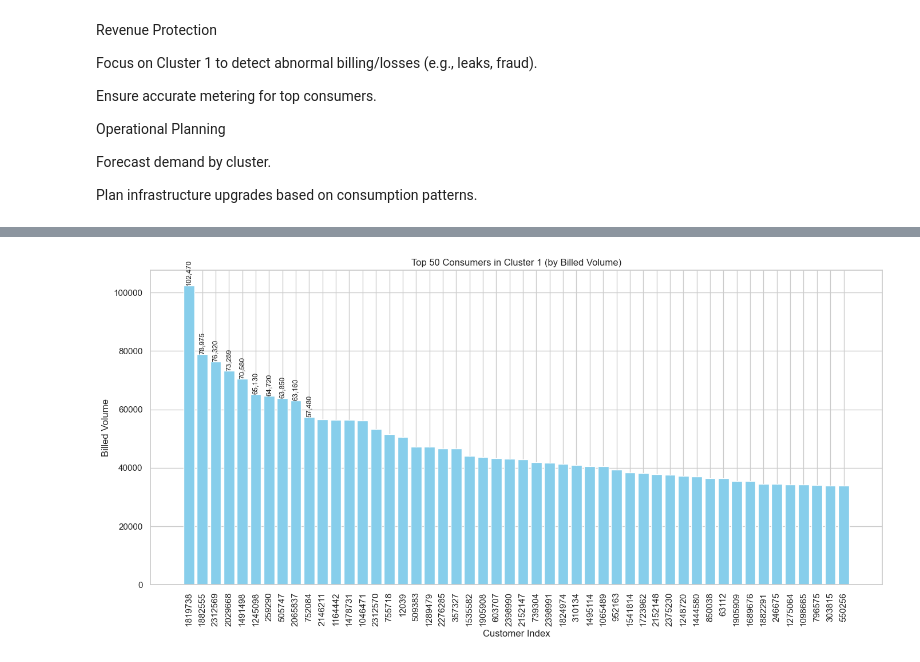
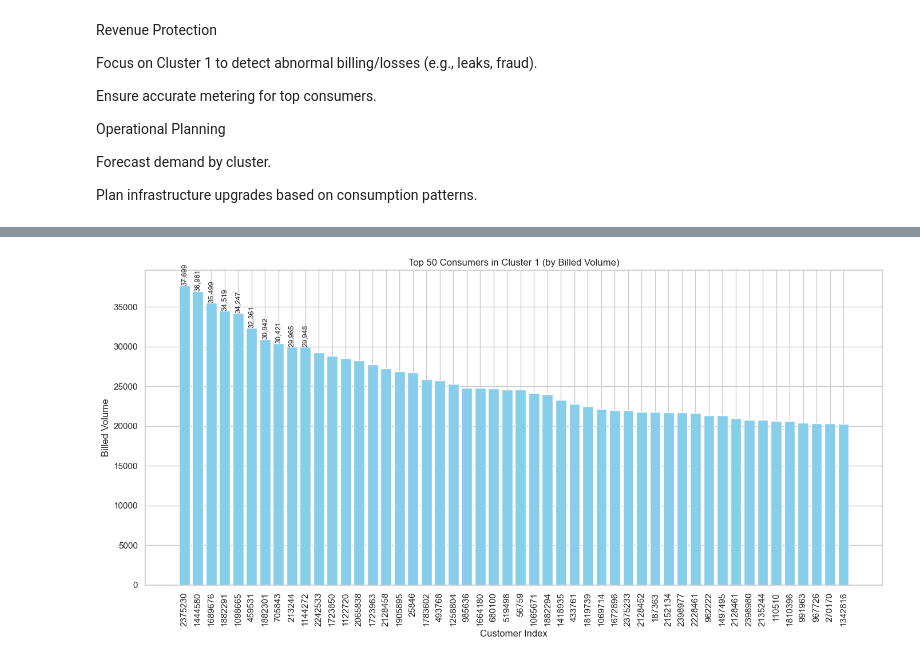
Before and after one commit to Assesa44/water-loss-reduction-through-smart-metering, a Jupyter notebook: Notebooks/Final/nairobi_water_loss.ipynb, the cells around one changed output, grey strips where cells are left out. Saved outputs shown, nothing was run; the diff lists cells and outputs as text; code cells hidden in the pictures.

```diff
--- a/Notebooks/Final/nairobi_water_loss.ipynb
+++ b/Notebooks/Final/nairobi_water_loss.ipynb
@@ -3025,32 +3135,32 @@ Saved Cluster 3 → clusters_output\cluster_3.csv
 # %%
 # --- Filter cluster 1 ---
-cluster1_df = df[df["Cluster"] == 1]
+cluster1_df = df[df["final_cluster"] == 1]
 
 # --- Sort by consumption (BILL_VOLUME used here) ---
 top50 = cluster1_df.sort_values(by="BILL_VOLUME", ascending=False).head(50)
 
 # --- Plot ---
 plt.figure(figsize=(14,7))
 bars = plt.bar(top50.index.astype(str), top50["BILL_VOLUME"], color="skyblue")
 
 # --- Add labels to top 10 ---
 for i, bar in enumerate(bars[:10]):  # only first 10 bars
     height = bar.get_height()
     plt.text(
         bar.get_x() + bar.get_width()/2,
         height,
         f"{int(height):,}",   # format with commas
         ha="center", va="bottom", fontsize=9, rotation=90
     )
 
 plt.xticks(rotation=90)
 plt.title("Top 50 Consumers in Cluster 1 (by Billed Volume)")
 plt.xlabel("Customer Index")
 plt.ylabel("Billed Volume")
 plt.tight_layout()
 plt.show()
 # %% [output]
-[figure, old version]
+[figure, new version]
 # %% [markdown]
 ## **RECOMMENDATIONS**
 ### *Technical Recommendations*
```
Also changed, not shown: parts of 29 cells of this notebook.
